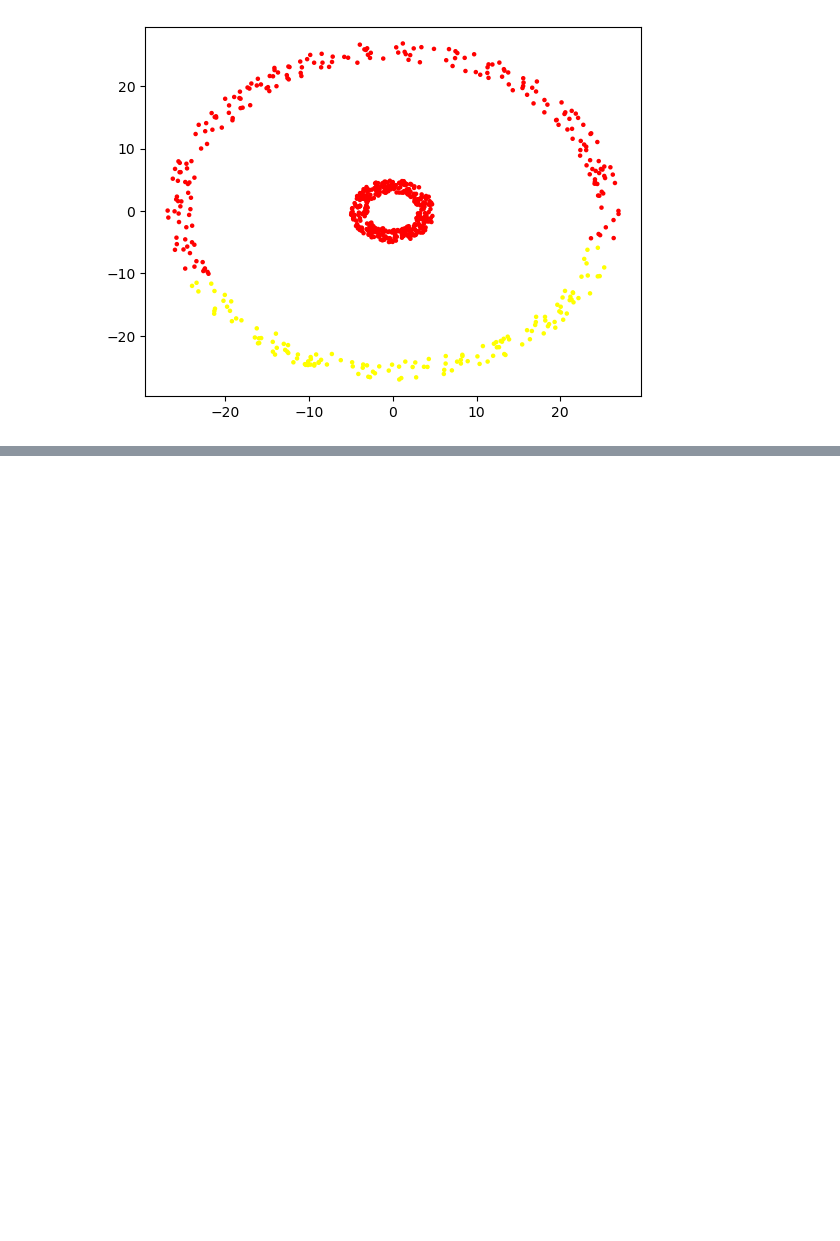
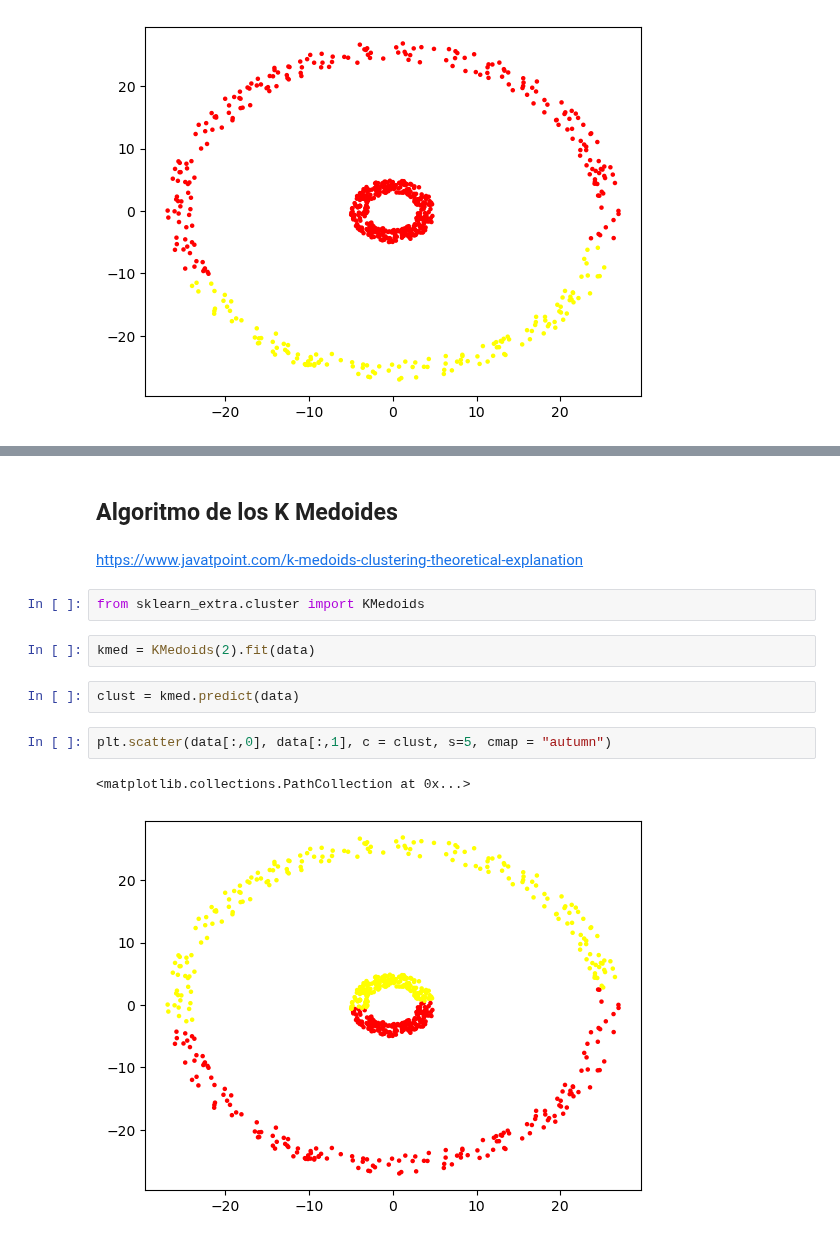
Before and after one commit to Chefi/python-ml-course, a Jupyter notebook: notebooks/Distribuciones en forma de anillo.ipynb, the cells around one changed output, grey strips where cells are left out. Cells and saved outputs as stored; diff of their text form; blank space fills up the shorter version.

```diff
--- a/notebooks/Distribuciones en forma de anillo.ipynb
+++ b/notebooks/Distribuciones en forma de anillo.ipynb
@@ -91,0 +90,15 @@ plt.scatter(data[:,0], data[:,1], c = clust, s = 5, cmap = "autumn")
+# %% [markdown]
+## Algoritmo de los K Medoides
+# %% [markdown]
+https://www.javatpoint.com/k-medoids-clustering-theoretical-explanation
+# %%
+from sklearn_extra.cluster import KMedoids
+# %%
+kmed = KMedoids(2).fit(data)
+# %%
+clust = kmed.predict(data)
+# %%
+plt.scatter(data[:,0], data[:,1], c = clust, s=5, cmap = "autumn")
+# %% [output]
+<matplotlib.collections.PathCollection at 0x...>
+[figure, added]
```
Also changed, not shown: parts of 4 cells of this notebook.
